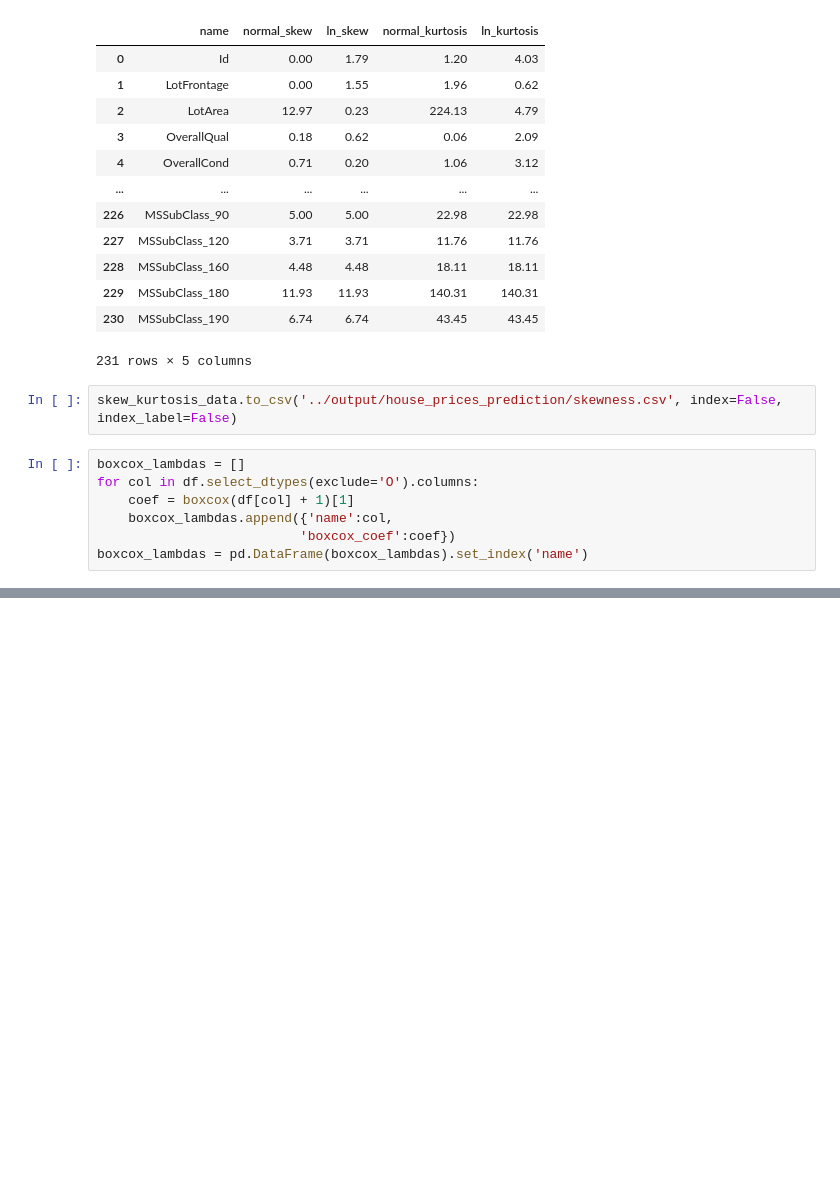
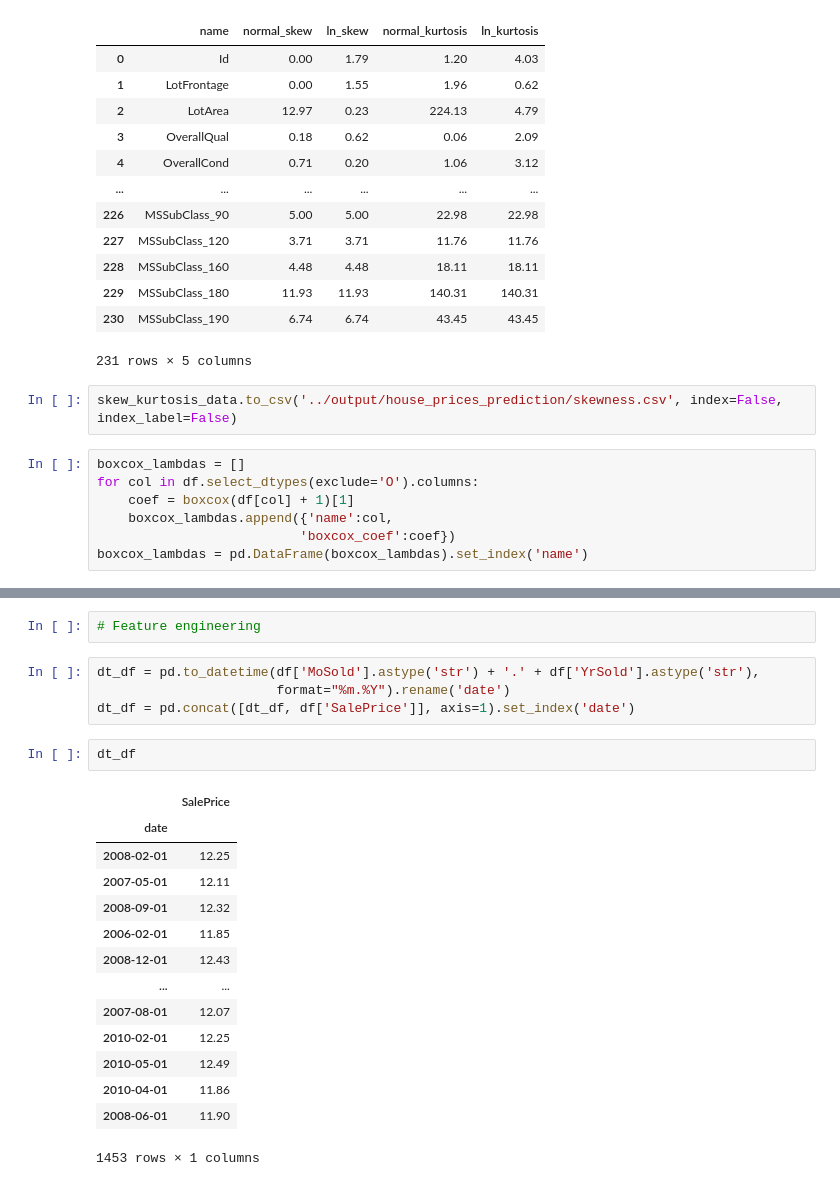
Before and after one commit to karvendhanm/kaggle, a Jupyter notebook: house_prices_prediction/ensemble_with_catboost.ipynb, the cells around one changed output, grey strips where cells are left out. Cells and saved outputs as stored; diff of their text form; blank space fills up the shorter version.

```diff
--- a/house_prices_prediction/ensemble_with_catboost.ipynb
+++ b/house_prices_prediction/ensemble_with_catboost.ipynb
@@ -485,0 +487,23 @@ NameError: name 'log1p' is not defined
+# %%
+# Feature engineering
+# %%
+dt_df = pd.to_datetime(df['MoSold'].astype('str') + '.' + df['YrSold'].astype('str'),
+                       format="%m.%Y").rename('date')
+dt_df = pd.concat([dt_df, df['SalePrice']], axis=1).set_index('date')
+# %%
+dt_df
+# %% [output]
+|  | SalePrice |
+| date |  |
+| 2008-02-01 | 12.25 |
+| 2007-05-01 | 12.11 |
+| 2008-09-01 | 12.32 |
+| 2006-02-01 | 11.85 |
+| 2008-12-01 | 12.43 |
+| ... | ... |
+| 2007-08-01 | 12.07 |
+| 2010-02-01 | 12.25 |
+| 2010-05-01 | 12.49 |
+| 2010-04-01 | 11.86 |
+| 2008-06-01 | 11.90 |
+1453 rows × 1 columns
```
Also changed, not shown: parts of 11 cells of this notebook.
